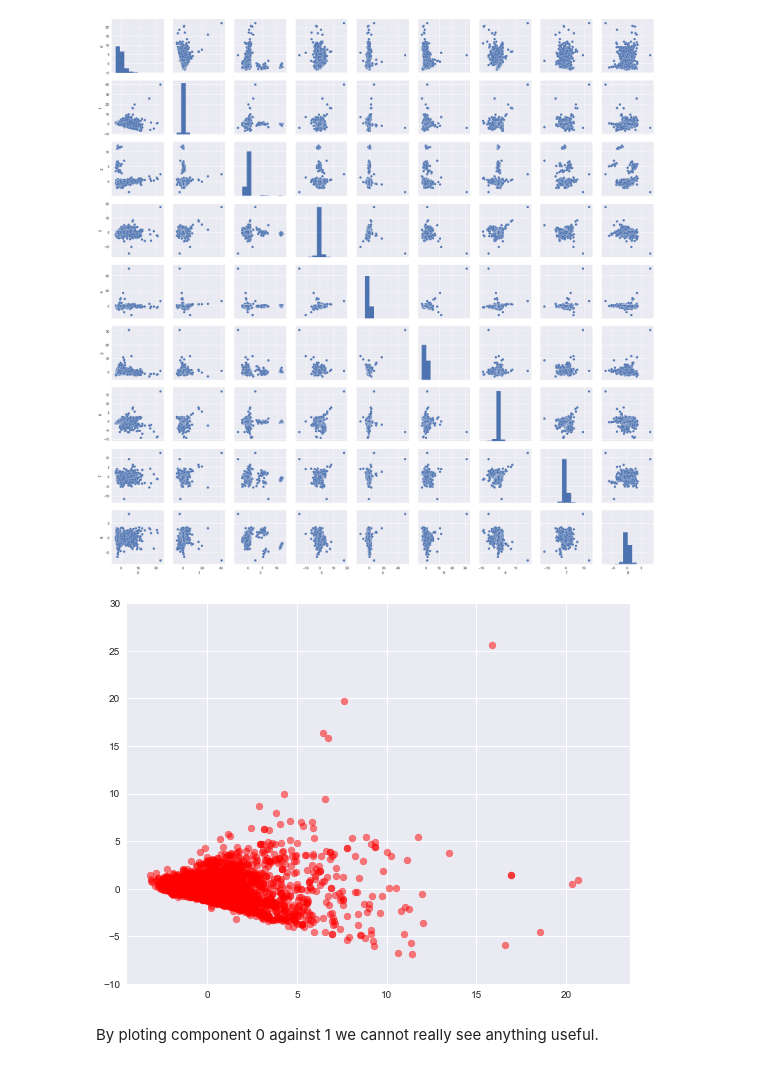
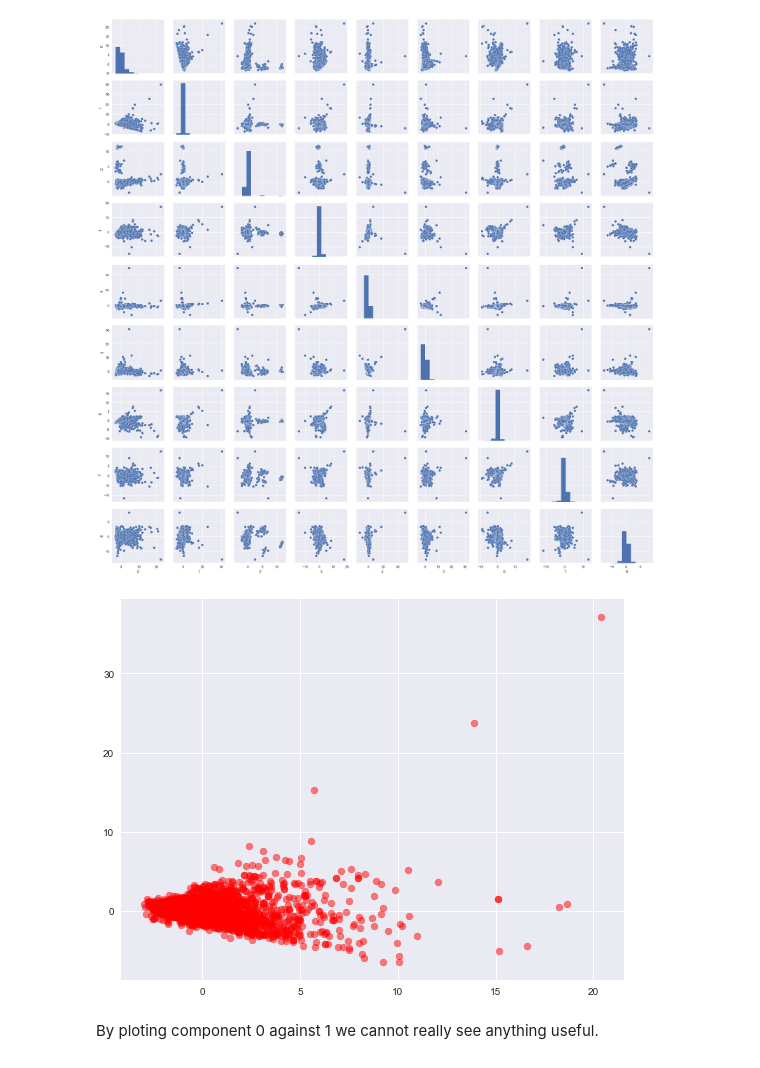
Before and after one commit to christianbillp/python, a Jupyter notebook: notebooks/ML_projekt1.ipynb, the cells around one changed output. Cells and saved outputs as stored; diff of their text form; code cells hidden in the pictures.

```diff
--- a/notebooks/ML_projekt1.ipynb
+++ b/notebooks/ML_projekt1.ipynb
@@ -342,0 +356,6 @@ the data prior to the PCA analysis.
+# %%
+data['numerical'] = data['no_na'].select_dtypes(exclude=['object']).fillna(value=0, axis=1)
+data['X_std'] = StandardScaler().fit_transform(data['numerical'].values)
+data['covariance'] = np.cov(data['X_std'].T)
+data['eigenvalues'], data['eigenvectors'] = np.linalg.eig(data['covariance'])
+data['eigenvalues_variance_explained'] = [(i/data['eigenvalues'].sum())*100 for i in sorted(data['eigenvalues'], reverse=True)]
@@ -347,10 +380,0 @@ Create numerical data from raw data
-# %%
-str_list = [] # empty list to contain columns with strings (words)
-for colname, colvalue in data['raw'].iteritems():
-    if type(colvalue[1]) == str:
-         str_list.append(colname)
-# Get to the numeric columns by inversion
-num_list = data['raw'].columns.difference(str_list)
-
-data['numerical'] = data['raw'][num_list]
-data['numerical'] = data['numerical'].fillna(value=0, axis=1)
@@ -405,3 +405,3 @@ From our correlation matrix (heatmap), we can see that some movie features corre
 # %%
-pca = PCA(n_components=9)
-data['PCA9'] = pca.fit_transform(data['X_std'])
+pca = PCA(n_components=10)
+data['PCA10'] = pca.fit_transform(data['X_std'])
@@ -431,11 +411,11 @@ sns.pairplot(pd.DataFrame(data['PCA9']));
 [figure]
 # %%
 plt.figure(figsize = (9,7))
-plt.scatter(data['PCA9'][:,0], data['PCA9'][:,1], c='red',alpha=0.5)
-plt.ylim(-10,30)
+plt.scatter(data['PCA10'][:,0], data['PCA10'][:,1], c='red',alpha=0.5)
+#plt.ylim(-10,30)
 plt.show()
 # %% [output]
-[figure, old version]
+[figure, new version]
 # %% [markdown]
 By ploting component 0 against 1 we cannot really see anything useful.
 # %%
```
Also changed, not shown: parts of 35 cells of this notebook.
